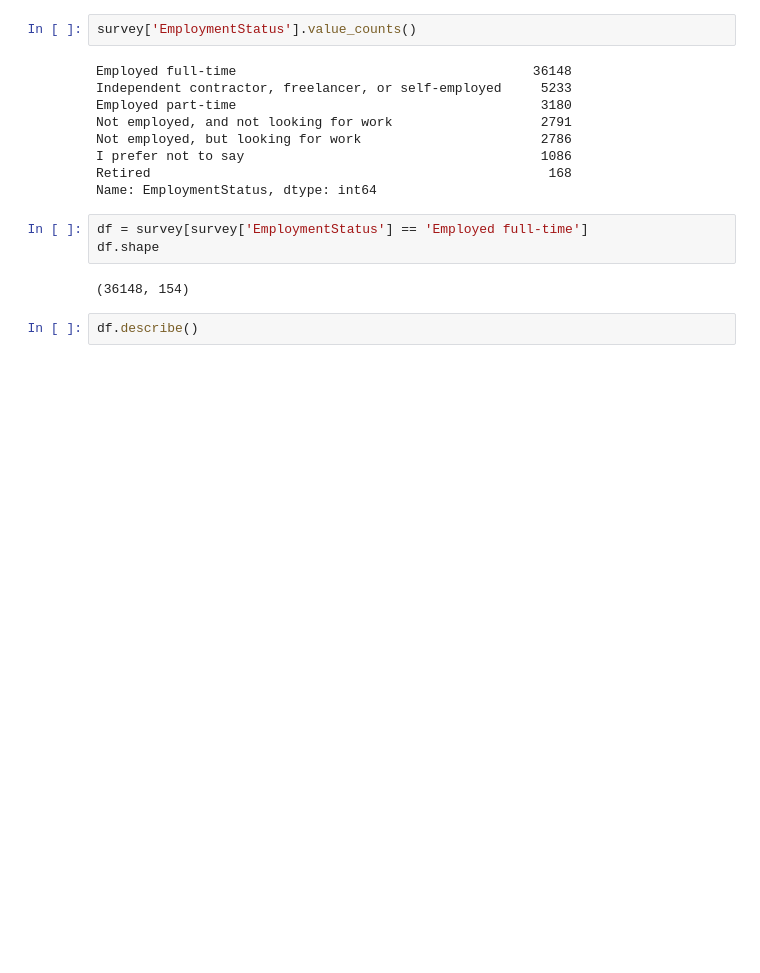
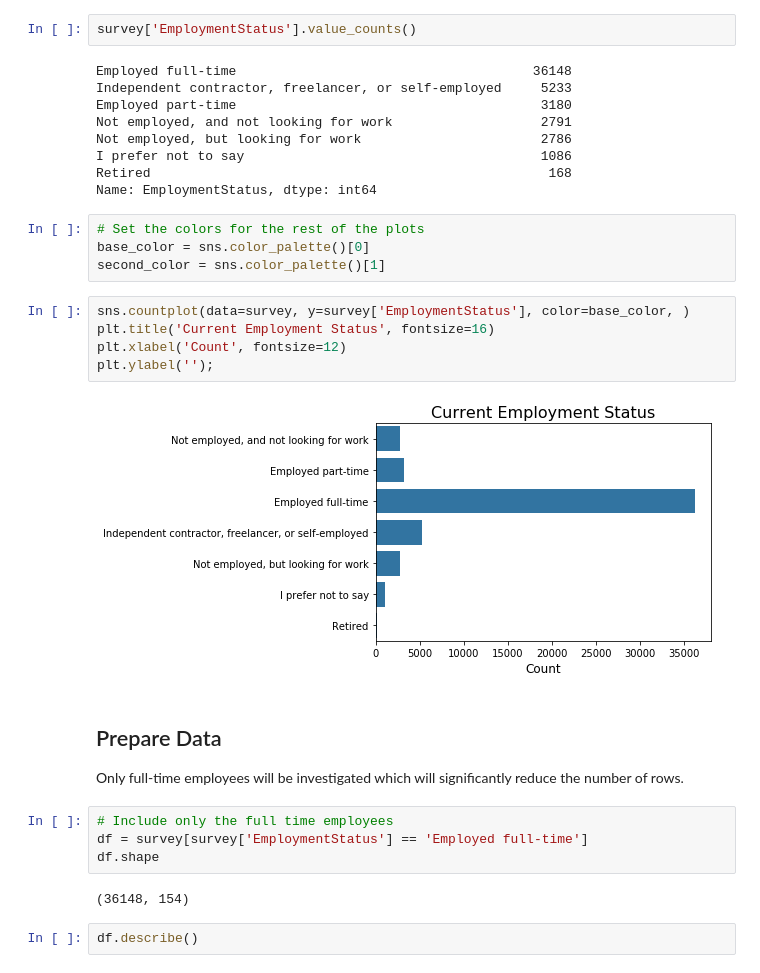
Before and after one commit to renzsumera/dsnd-p4-intro-data-science, a Jupyter notebook: WhyDevelopersLeave.ipynb, the cells around one changed output. Saved outputs shown, nothing was run; the diff lists cells and outputs as text; blank space fills up the shorter version.

```diff
--- a/WhyDevelopersLeave.ipynb
+++ b/WhyDevelopersLeave.ipynb
@@ -92,7 +143,22 @@ Not employed, but looking for work                       2786
 I prefer not to say                                      1086
 Retired                                                   168
 Name: EmploymentStatus, dtype: int64
+# %%
+# Set the colors for the rest of the plots
+base_color = sns.color_palette()[0]
+second_color = sns.color_palette()[1]
+# %%
+sns.countplot(data=survey, y=survey['EmploymentStatus'], color=base_color, )
+plt.title('Current Employment Status', fontsize=16)
+plt.xlabel('Count', fontsize=12)
+plt.ylabel('');
+# %% [output]
+[figure, added]
+# %% [markdown]
+## Prepare Data
+Only full-time employees will be investigated which will significantly reduce the number of rows.
 # %%
+# Include only the full time employees
 df = survey[survey['EmploymentStatus'] == 'Employed full-time']
 df.shape
 # %% [output]
```
Also changed, not shown: parts of 52 cells of this notebook.
